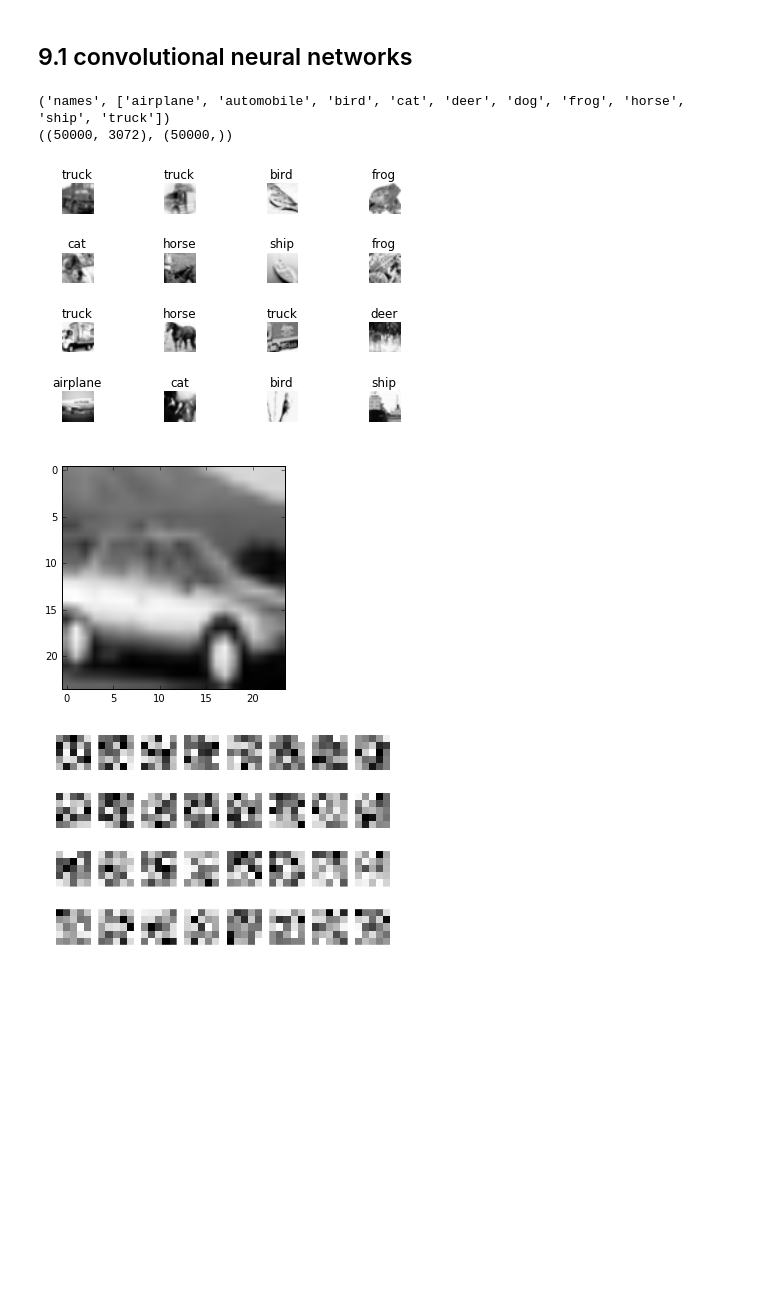
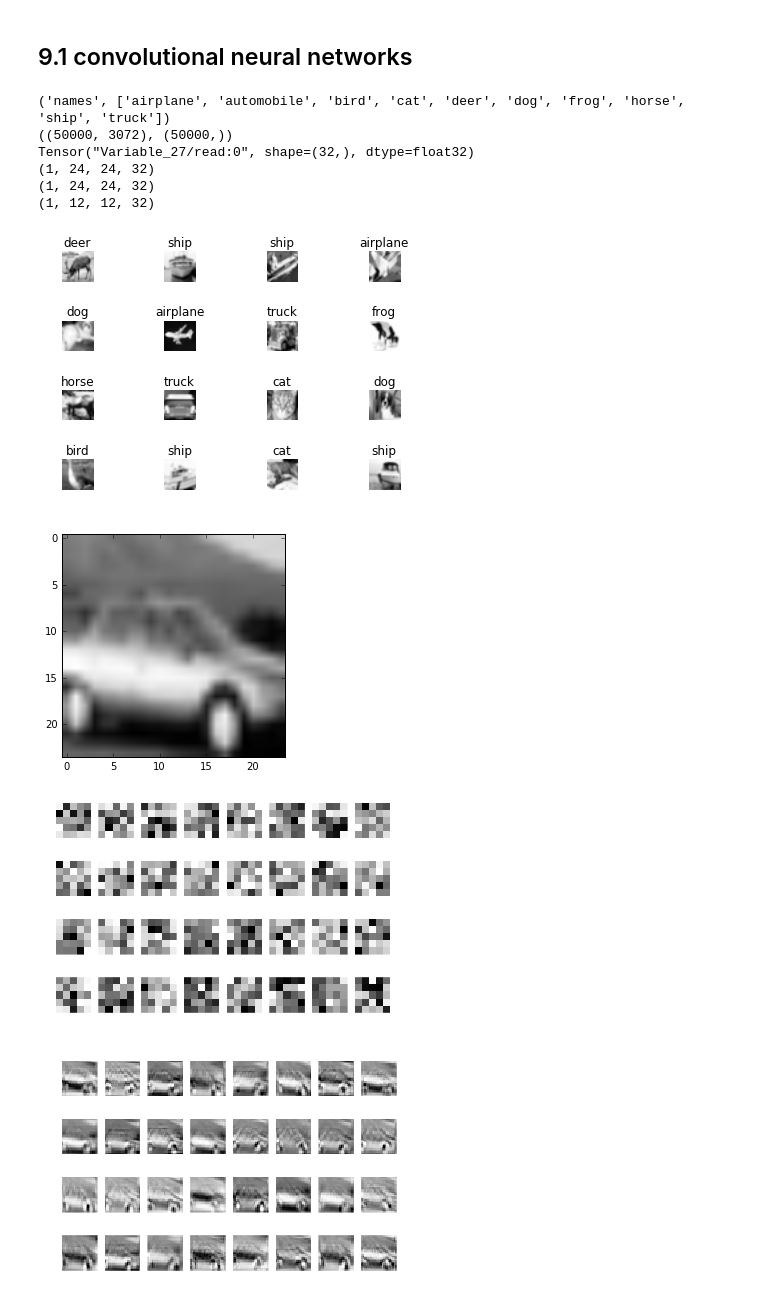
Before and after one commit to KonanAcademy/deep, a Jupyter notebook: code/tensorflow/09_Convolutional_neural_networks.ipynb, the cells around one changed output. Saved outputs shown, nothing was run; the diff lists cells and outputs as text; code cells hidden in the pictures; blank space fills up the shorter version.

```diff
--- a/code/tensorflow/09_Convolutional_neural_networks.ipynb
+++ b/code/tensorflow/09_Convolutional_neural_networks.ipynb
@@ -82,43 +82,59 @@ def show_conv_results(data, filename=None):
     for i in range(np.shape(data)[3]):
         img = data[0, :, :, i]
         plt.subplot(rows, cols, i + 1)
         plt.imshow(img, cmap='Greys_r', interpolation='none')
         plt.axis('off')
     if filename:
         plt.savefig(filename)
     else:
         plt.show()
 
 
 names, data, labels = read_data('./cifar-10-batches-py')
 
-x = tf.placeholder(tf.float32, [None, 24 * 24])
-y = tf.placeholder(tf.float32, [None, len(names)])
-
-W1 = tf.Variable(tf.random_normal([5, 5, 1, 64]))
-b1 = tf.Variable(tf.random_normal([64]))
-
-W2 = tf.Variable(tf.random_normal([5, 5, 64, 64]))
-b2 = tf.Variable(tf.random_normal([64]))
-
-W3 = tf.Variable(tf.random_normal([6*6*64, 1024]))
-
 show_some_examples(names, data, labels)
 W = tf.Variable(tf.random_normal([5,5,1,32]))
 
 raw_data = data[4, :]
 raw_img = np.reshape(raw_data, (24, 24))
 plt.figure()
 plt.imshow(raw_img, cmap='Greys_r')
 plt.savefig('input_image.png')
 
+x = tf.reshape(raw_data, shape=[-1, 24, 24, 1])
+b = tf.Variable(tf.random_normal([32]))
+print(b)
+conv = tf.nn.conv2d(x, W, strides=[1, 1, 1, 1], padding='SAME')
+conv_with_b = tf.nn.bias_add(conv, b)
+conv_out = tf.nn.relu(conv_with_b)
+k = 2
+maxpool = tf.nn.max_pool(conv_out,
+                         ksize=[1, k, k, 1],
+                         strides=[1, k, k, 1],
+                         padding='SAME')
+
 with tf.Session() as sess:
     sess.run(tf.global_variables_initializer())
     W_val = sess.run(W)
     show_weights(W_val, 'step0_weights.png')
+
+    conv_val = sess.run(conv)
+    show_conv_results(conv_val, 'step1_convs.png')
+    print(np.shape(conv_val))
+    conv_out_val = sess.run(conv_out)
+    show_conv_results(conv_out_val, 'step2_conv_outs.png')
+    print(np.shape(conv_out_val))
+    maxpool_val = sess.run(maxpool)
+    show_conv_results(maxpool_val, 'step3_maxpool.png')
+    print(np.shape(maxpool_val))
 # %% [output]
 ('names', ['airplane', 'automobile', 'bird', 'cat', 'deer', 'dog', 'frog', 'horse', 'ship', 'truck'])
 ((50000, 3072), (50000,))
+Tensor("Variable_27/read:0", shape=(32,), dtype=float32)
+(1, 24, 24, 32)
+(1, 24, 24, 32)
+(1, 12, 12, 32)
-[figure, old version]
+[figure, new version]
 [figure]
-[figure, old version]
+[figure, new version]
+[figure, added]
```
Also changed, not shown: parts of 2 cells of this notebook.
